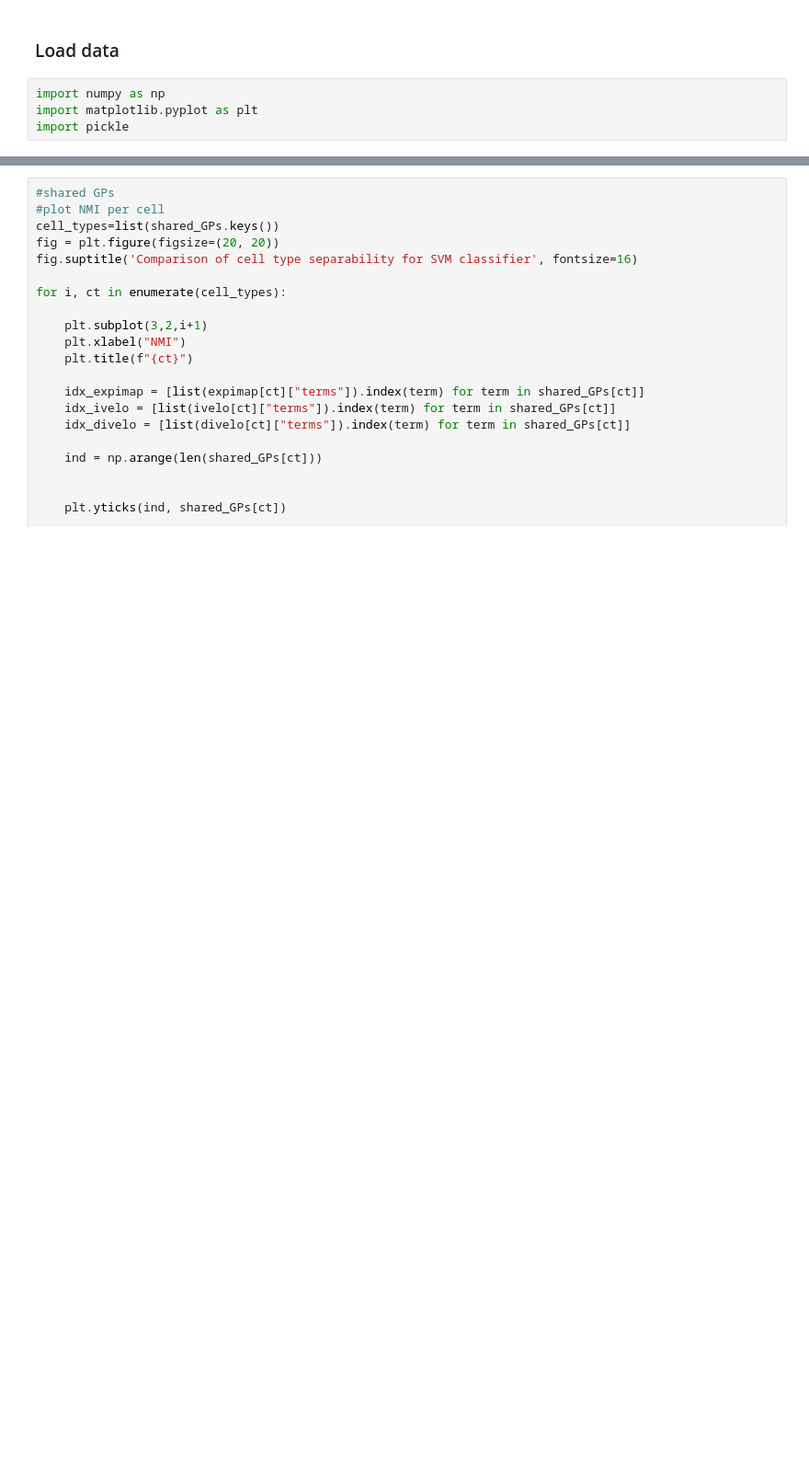
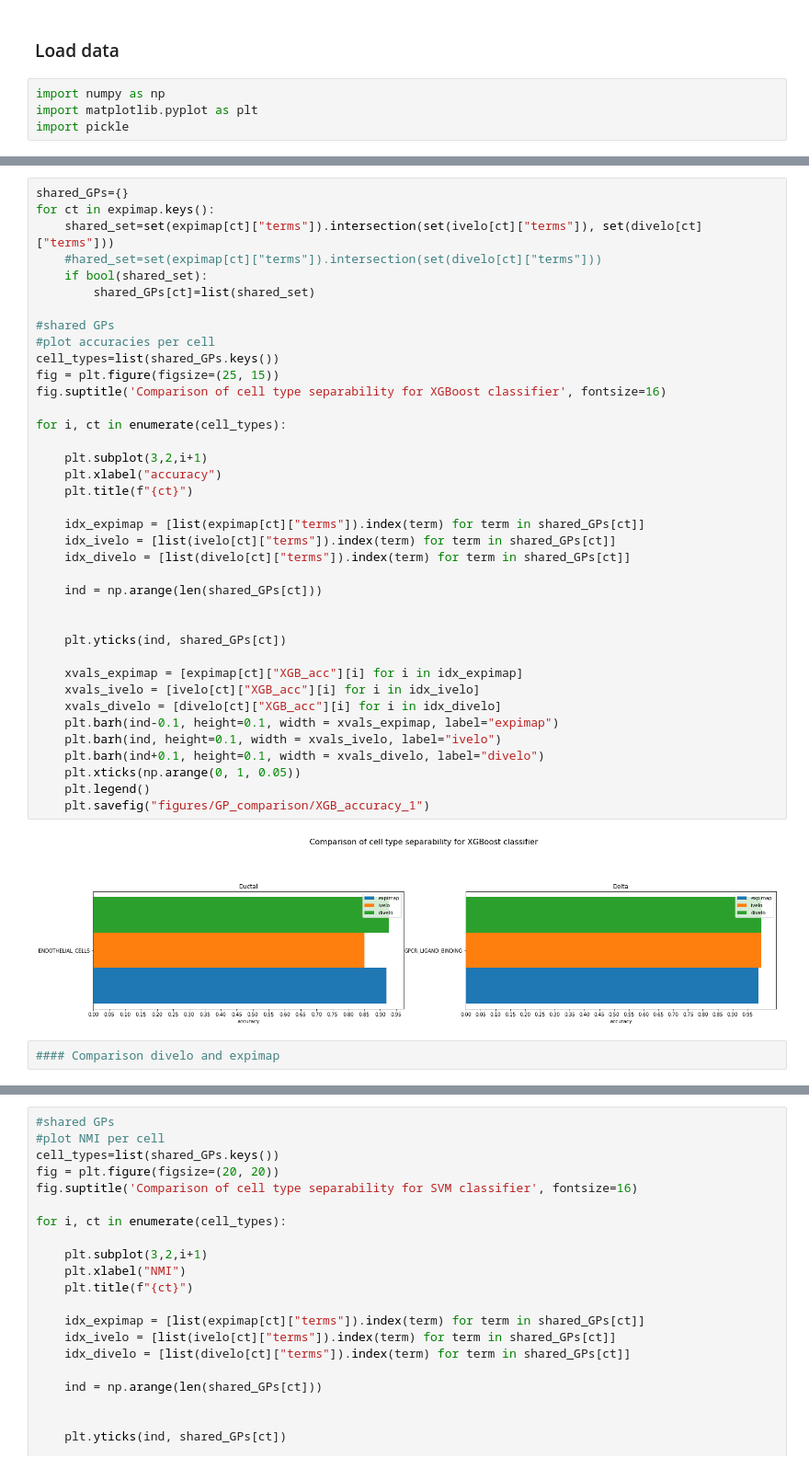
Before and after one commit to chelseabright96/velo_interpret, a Jupyter notebook: velovi/comparison.ipynb, the cells around one changed output, grey strips where cells are left out. Shown: that part at 92% size. Saved outputs shown, nothing was run; the diff lists cells and outputs as text; blank space fills up the shorter version.

```diff
--- a/velovi/comparison.ipynb
+++ b/velovi/comparison.ipynb
@@ -95,0 +175,42 @@ for i, ct in enumerate(cell_types):
+# %%
+shared_GPs={}
+for ct in expimap.keys():
+    shared_set=set(expimap[ct]["terms"]).intersection(set(ivelo[ct]["terms"]), set(divelo[ct]["terms"]))
+    #hared_set=set(expimap[ct]["terms"]).intersection(set(divelo[ct]["terms"]))
+    if bool(shared_set):
+        shared_GPs[ct]=list(shared_set)
+
+#shared GPs
+#plot accuracies per cell
+cell_types=list(shared_GPs.keys())
+fig = plt.figure(figsize=(25, 15))
+fig.suptitle('Comparison of cell type separability for XGBoost classifier', fontsize=16)
+
+for i, ct in enumerate(cell_types):
+
+    plt.subplot(3,2,i+1)
+    plt.xlabel("accuracy")
+    plt.title(f"{ct}")
+
+    idx_expimap = [list(expimap[ct]["terms"]).index(term) for term in shared_GPs[ct]]
+    idx_ivelo = [list(ivelo[ct]["terms"]).index(term) for term in shared_GPs[ct]]
+    idx_divelo = [list(divelo[ct]["terms"]).index(term) for term in shared_GPs[ct]]
+
+    ind = np.arange(len(shared_GPs[ct]))
+
+
+    plt.yticks(ind, shared_GPs[ct])
+
+    xvals_expimap = [expimap[ct]["XGB_acc"][i] for i in idx_expimap]
+    xvals_ivelo = [ivelo[ct]["XGB_acc"][i] for i in idx_ivelo]
+    xvals_divelo = [divelo[ct]["XGB_acc"][i] for i in idx_divelo]
+    plt.barh(ind-0.1, height=0.1, width = xvals_expimap, label="expimap")
+    plt.barh(ind, height=0.1, width = xvals_ivelo, label="ivelo")
+    plt.barh(ind+0.1, height=0.1, width = xvals_divelo, label="divelo")
+    plt.xticks(np.arange(0, 1, 0.05))
+    plt.legend()
+    plt.savefig("figures/GP_comparison/XGB_accuracy_1")
+# %% [output]
+[figure, added]
+# %%
+#### Comparison divelo and expimap
```
Also changed, not shown: parts of 14 cells of this notebook, 22 other files.
